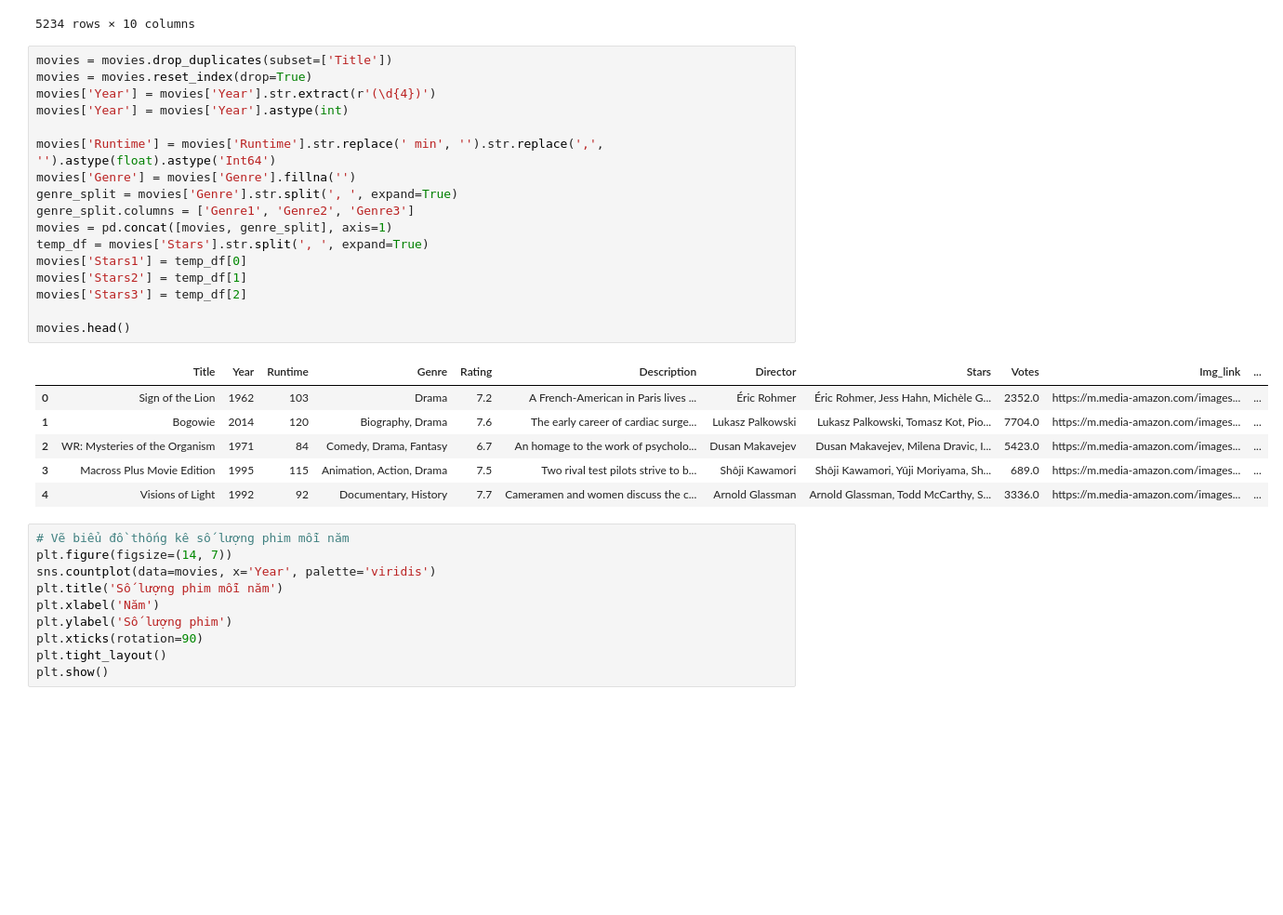
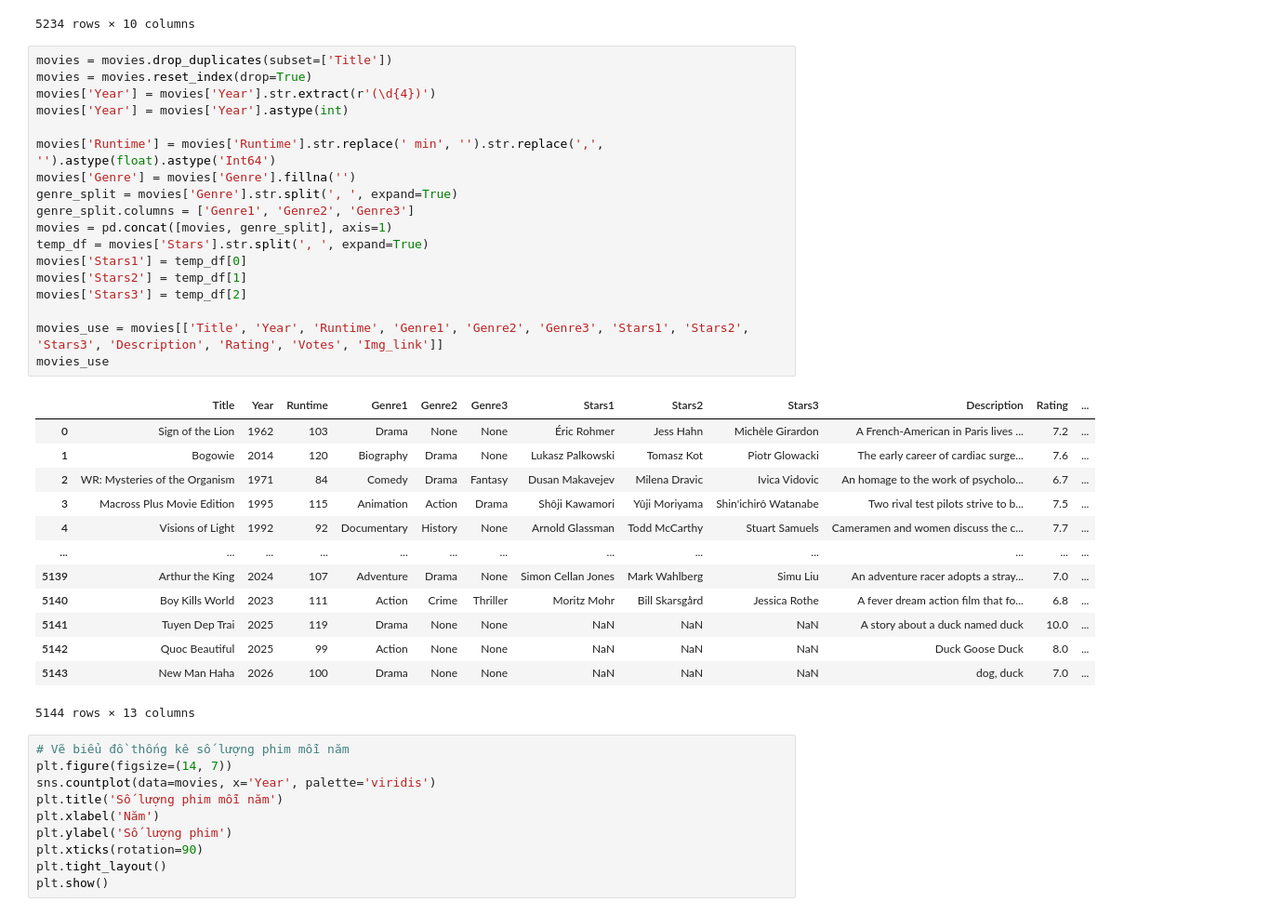
Before and after one commit to tuyennhe/rcm_movies, a Jupyter notebook: pre_data.ipynb, the cells around one changed output. Shown: that part at 93% size. Saved outputs shown, nothing was run; the diff lists cells and outputs as text; blank space fills up the shorter version.

Commit message:
tuyen up slide

```diff
--- a/pre_data.ipynb
+++ b/pre_data.ipynb
@@ -23,27 +23,35 @@ movies
 # %%
 movies = movies.drop_duplicates(subset=['Title'])
 movies = movies.reset_index(drop=True)
 movies['Year'] = movies['Year'].str.extract(r'(\d{4})')
 movies['Year'] = movies['Year'].astype(int)
 
 movies['Runtime'] = movies['Runtime'].str.replace(' min', '').str.replace(',', '').astype(float).astype('Int64')
 movies['Genre'] = movies['Genre'].fillna('')
 genre_split = movies['Genre'].str.split(', ', expand=True)
 genre_split.columns = ['Genre1', 'Genre2', 'Genre3']
 movies = pd.concat([movies, genre_split], axis=1)
 temp_df = movies['Stars'].str.split(', ', expand=True)
 movies['Stars1'] = temp_df[0]
 movies['Stars2'] = temp_df[1]
 movies['Stars3'] = temp_df[2]
 
-movies.head()
+movies_use = movies[['Title', 'Year', 'Runtime', 'Genre1', 'Genre2', 'Genre3', 'Stars1', 'Stars2', 'Stars3', 'Description', 'Rating', 'Votes', 'Img_link']]
+movies_use
 # %% [output]
-|  | Title | Year | Runtime | Genre | Rating | Description | Director | Stars | Votes | Img_link | ... |
-| 0 | Sign of the Lion | 1962 | 103 | Drama | 7.2 | A French-American in Paris lives ... | Éric Rohmer | Éric Rohmer, Jess Hahn, Michèle G... | 2352.0 | https://m.media-amazon.com/images... | ... |
-| 1 | Bogowie | 2014 | 120 | Biography, Drama | 7.6 | The early career of cardiac surge... | Lukasz Palkowski | Lukasz Palkowski, Tomasz Kot, Pio... | 7704.0 | https://m.media-amazon.com/images... | ... |
-| 2 | WR: Mysteries of the Organism | 1971 | 84 | Comedy, Drama, Fantasy | 6.7 | An homage to the work of psycholo... | Dusan Makavejev | Dusan Makavejev, Milena Dravic, I... | 5423.0 | https://m.media-amazon.com/images... | ... |
-| 3 | Macross Plus Movie Edition | 1995 | 115 | Animation, Action, Drama | 7.5 | Two rival test pilots strive to b... | Shôji Kawamori | Shôji Kawamori, Yûji Moriyama, Sh... | 689.0 | https://m.media-amazon.com/images... | ... |
-| 4 | Visions of Light | 1992 | 92 | Documentary, History | 7.7 | Cameramen and women discuss the c... | Arnold Glassman | Arnold Glassman, Todd McCarthy, S... | 3336.0 | https://m.media-amazon.com/images... | ... |
+|  | Title | Year | Runtime | Genre1 | Genre2 | Genre3 | Stars1 | Stars2 | Stars3 | Description | Rating | ... |
+| 0 | Sign of the Lion | 1962 | 103 | Drama | None | None | Éric Rohmer | Jess Hahn | Michèle Girardon | A French-American in Paris lives ... | 7.2 | ... |
+| 1 | Bogowie | 2014 | 120 | Biography | Drama | None | Lukasz Palkowski | Tomasz Kot | Piotr Glowacki | The early career of cardiac surge... | 7.6 | ... |
+| 2 | WR: Mysteries of the Organism | 1971 | 84 | Comedy | Drama | Fantasy | Dusan Makavejev | Milena Dravic | Ivica Vidovic | An homage to the work of psycholo... | 6.7 | ... |
+| 3 | Macross Plus Movie Edition | 1995 | 115 | Animation | Action | Drama | Shôji Kawamori | Yûji Moriyama | Shin'ichirô Watanabe | Two rival test pilots strive to b... | 7.5 | ... |
+| 4 | Visions of Light | 1992 | 92 | Documentary | History | None | Arnold Glassman | Todd McCarthy | Stuart Samuels | Cameramen and women discuss the c... | 7.7 | ... |
+| ... | ... | ... | ... | ... | ... | ... | ... | ... | ... | ... | ... | ... |
+| 5139 | Arthur the King | 2024 | 107 | Adventure | Drama | None | Simon Cellan Jones | Mark Wahlberg | Simu Liu | An adventure racer adopts a stray... | 7.0 | ... |
+| 5140 | Boy Kills World | 2023 | 111 | Action | Crime | Thriller | Moritz Mohr | Bill Skarsgård | Jessica Rothe | A fever dream action film that fo... | 6.8 | ... |
+| 5141 | Tuyen Dep Trai | 2025 | 119 | Drama | None | None | NaN | NaN | NaN | A story about a duck named duck | 10.0 | ... |
+| 5142 | Quoc Beautiful | 2025 | 99 | Action | None | None | NaN | NaN | NaN | Duck Goose Duck | 8.0 | ... |
+| 5143 | New Man Haha | 2026 | 100 | Drama | None | None | NaN | NaN | NaN | dog, duck | 7.0 | ... |
+5144 rows × 13 columns
 # %%
 # Vẽ biểu đồ thống kê số lượng phim mỗi năm
 plt.figure(figsize=(14, 7))
```
Also changed, not shown: 4 other files.
